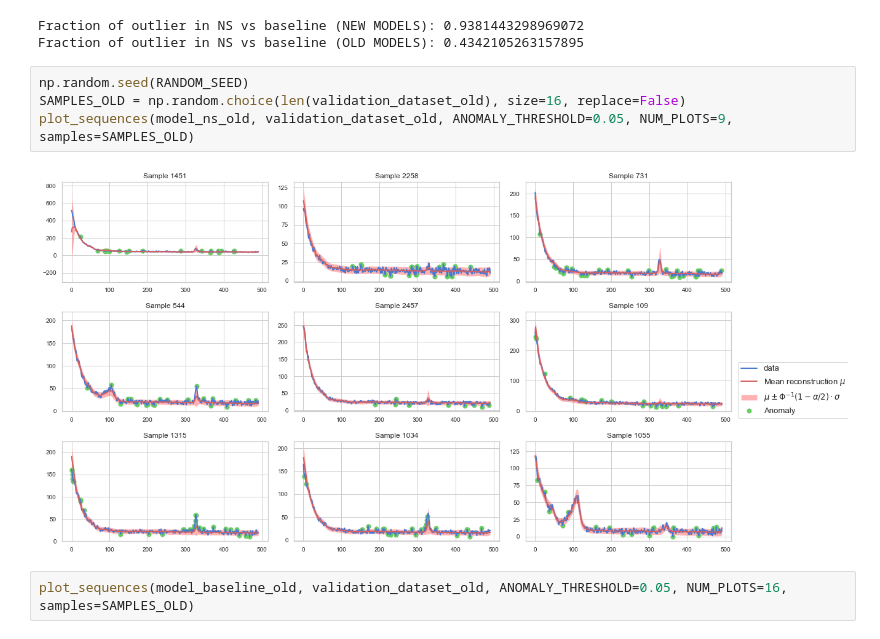
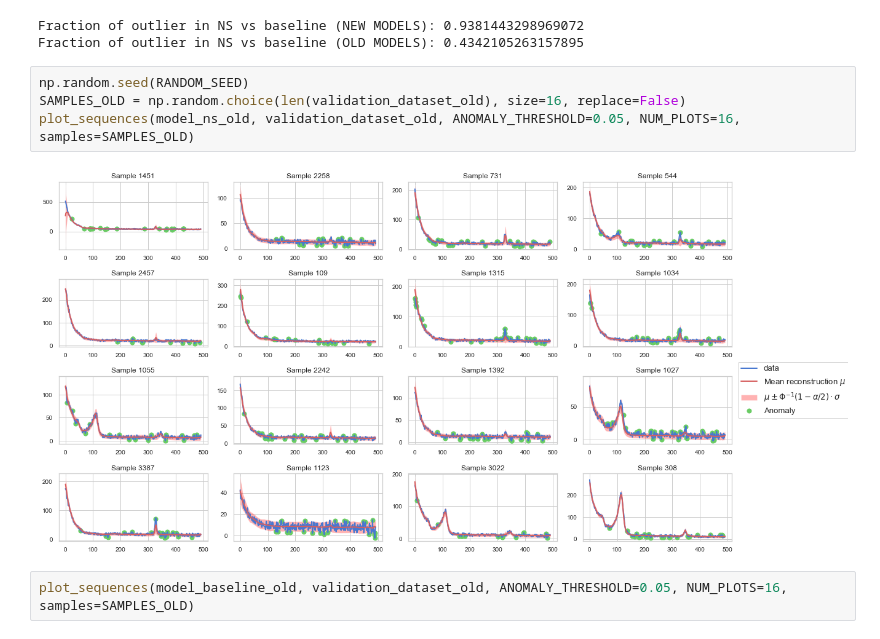
Before and after one commit to AugustSchreyer/02460_Advanced_ML, a Jupyter notebook: EVALUATE MODELS.ipynb, the cells around one changed output. Cells and saved outputs as stored; diff of their text form.

Commit message:
more stuff in EVAL MODELS nb

```diff
--- a/EVALUATE MODELS.ipynb
+++ b/EVALUATE MODELS.ipynb
@@ -509,9 +507,9 @@ Fraction of outlier in NS vs baseline (OLD MODELS): 0.4342105263157895
 # %%
 np.random.seed(RANDOM_SEED)
 SAMPLES_OLD = np.random.choice(len(validation_dataset_old), size=16, replace=False)
-plot_sequences(model_ns_old, validation_dataset_old, ANOMALY_THRESHOLD=0.05, NUM_PLOTS=9, samples=SAMPLES_OLD)
+plot_sequences(model_ns_old, validation_dataset_old, ANOMALY_THRESHOLD=0.05, NUM_PLOTS=16, samples=SAMPLES_OLD)
 # %% [output]
-[figure, old version]
+[figure, new version]
 # %%
 plot_sequences(model_baseline_old, validation_dataset_old, ANOMALY_THRESHOLD=0.05, NUM_PLOTS=16, samples=SAMPLES_OLD)
 # %% [output]
```
Also changed, not shown: parts of 8 cells of this notebook, 1 other file.
